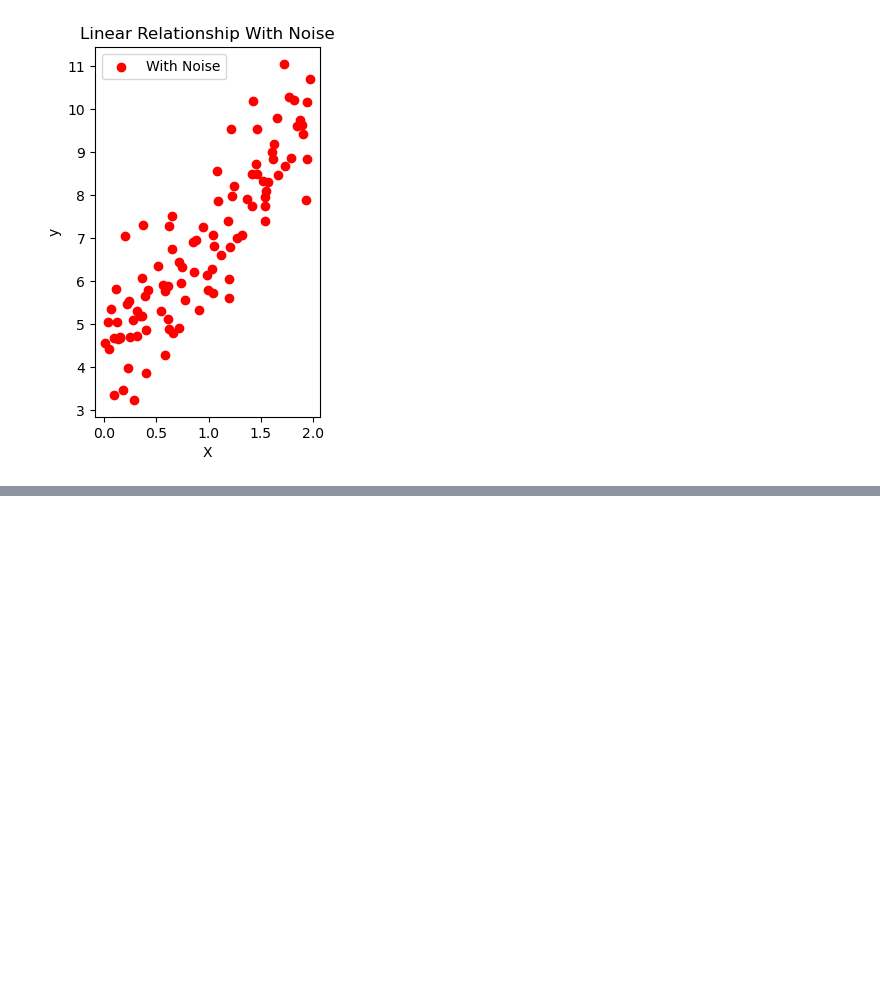
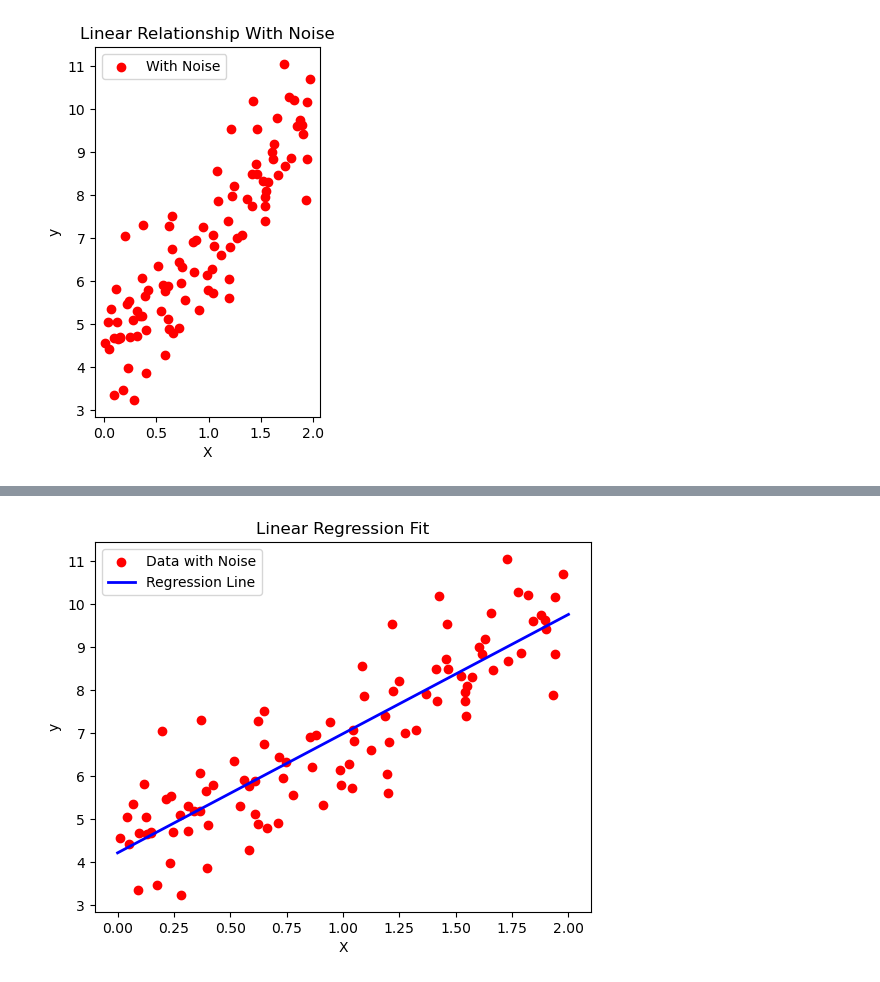
Before and after one commit to AkshatGoud/Custom-linear-Regression-, a Jupyter notebook: main.ipynb, the cells around one changed output, grey strips where cells are left out. Cells and saved outputs as stored; diff of their text form; code cells hidden in the pictures; blank space fills up the shorter version.

```diff
--- a/main.ipynb
+++ b/main.ipynb
@@ -62,0 +125,16 @@ def gradient_descent(X, y, learning_rate=0.1, epochs=1000):
+# %%
+# Make predictions
+X_new = np.array([[0], [2]])  # Test input
+X_new_b = np.c_[np.ones((2, 1)), X_new]  # Add bias term
+y_pred = X_new_b.dot(theta_gd)  # Compute predictions
+
+# Plot data points and regression line
+plt.scatter(X, y_noisy, color='red', label="Data with Noise")
+plt.plot(X_new, y_pred, color='blue', linewidth=2, label="Regression Line")
+plt.xlabel("X")
+plt.ylabel("y")
+plt.legend()
+plt.title("Linear Regression Fit")
+plt.show()
+# %% [output]
+[figure, added]
```
Also changed, not shown: parts of 3 cells of this notebook.
